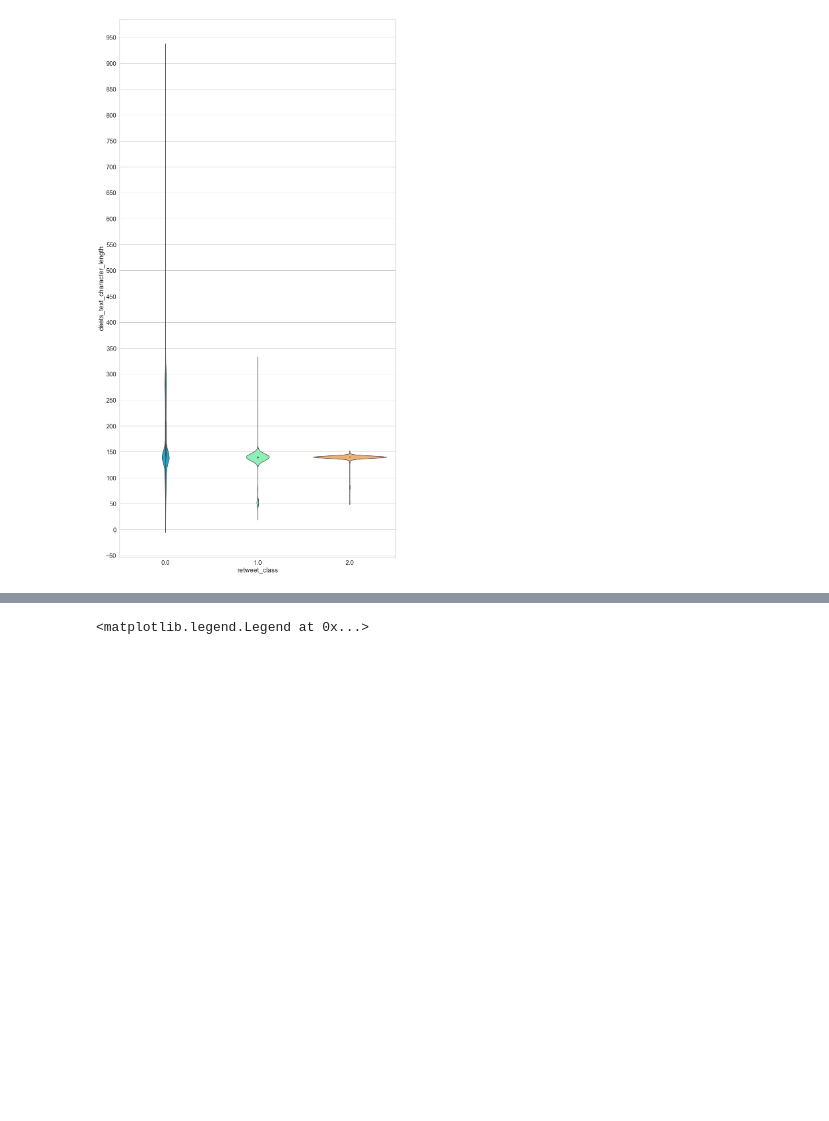
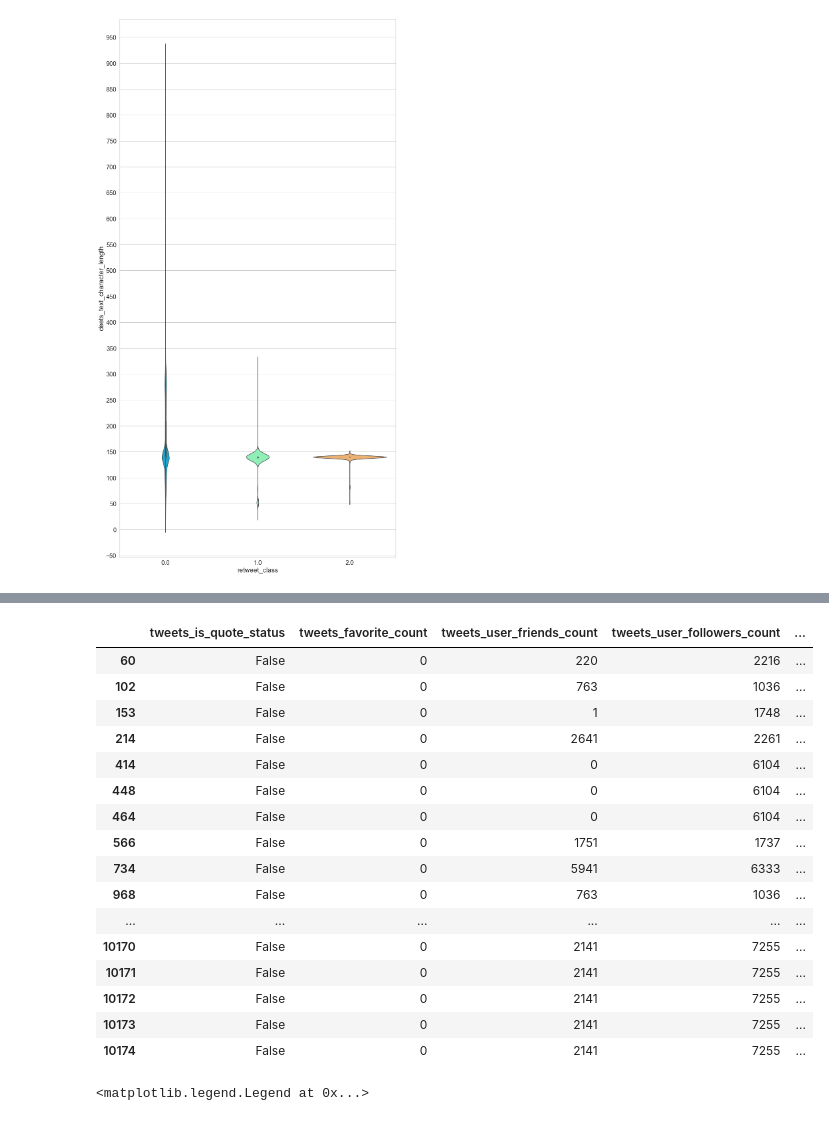
Before and after one commit to alexwcheng/fintech-retweetability, a Jupyter notebook: Jupyter_Notebooks/Twitter Data Modeling.ipynb, the cells around one changed output, grey strips where cells are left out. Saved outputs shown, nothing was run; the diff lists cells and outputs as text; code cells hidden in the pictures; blank space fills up the shorter version.

```diff
--- a/Jupyter_Notebooks/Twitter Data Modeling.ipynb
+++ b/Jupyter_Notebooks/Twitter Data Modeling.ipynb
@@ -268,3 +297,23 @@ plt.savefig('../Images/tweet_character_length.png', transparent=True, dpi=150, b
+# %%
+df.loc[df['tweets_user_favourites_count'] == 0]
+# %% [output]
+|  | tweets_is_quote_status | tweets_favorite_count | tweets_user_friends_count | tweets_user_followers_count | ... |
+| 60 | False | 0 | 220 | 2216 | ... |
+| 102 | False | 0 | 763 | 1036 | ... |
+| 153 | False | 0 | 1 | 1748 | ... |
+| 214 | False | 0 | 2641 | 2261 | ... |
+| 414 | False | 0 | 0 | 6104 | ... |
+| 448 | False | 0 | 0 | 6104 | ... |
+| 464 | False | 0 | 0 | 6104 | ... |
+| 566 | False | 0 | 1751 | 1737 | ... |
+| 734 | False | 0 | 5941 | 6333 | ... |
+| 968 | False | 0 | 763 | 1036 | ... |
+| ... | ... | ... | ... | ... | ... |
+| 10170 | False | 0 | 2141 | 7255 | ... |
+| 10171 | False | 0 | 2141 | 7255 | ... |
+| 10172 | False | 0 | 2141 | 7255 | ... |
+| 10173 | False | 0 | 2141 | 7255 | ... |
+| 10174 | False | 0 | 2141 | 7255 | ... |
 # %%
 fig, ax = plt.subplots(figsize=(25,6))
 for label, df in p_df.groupby('retweet_class'):
```
Also changed, not shown: parts of 9 cells of this notebook, 12 other files.
